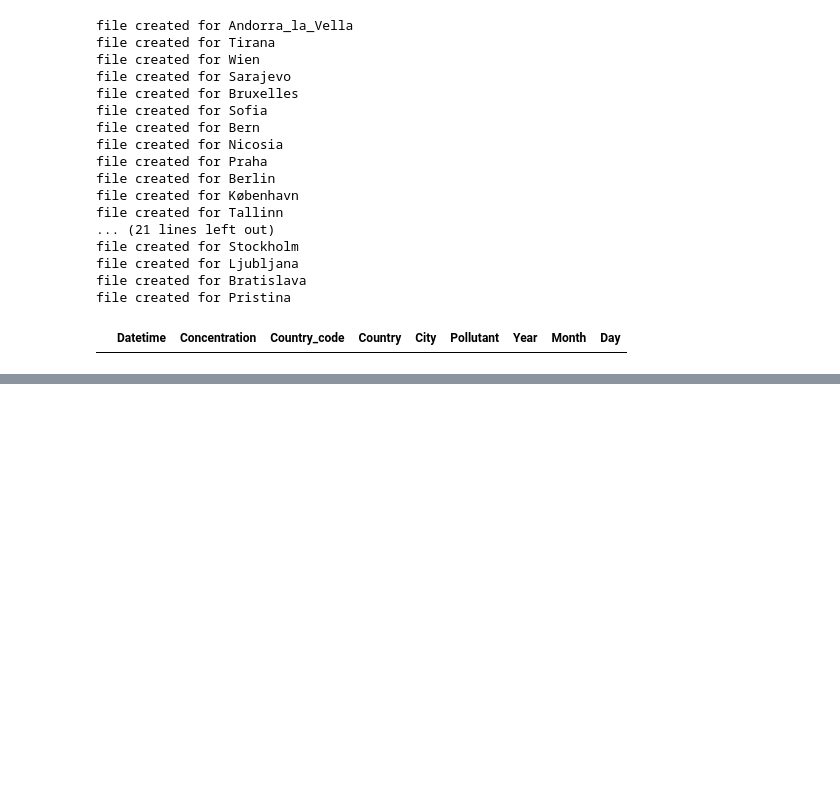
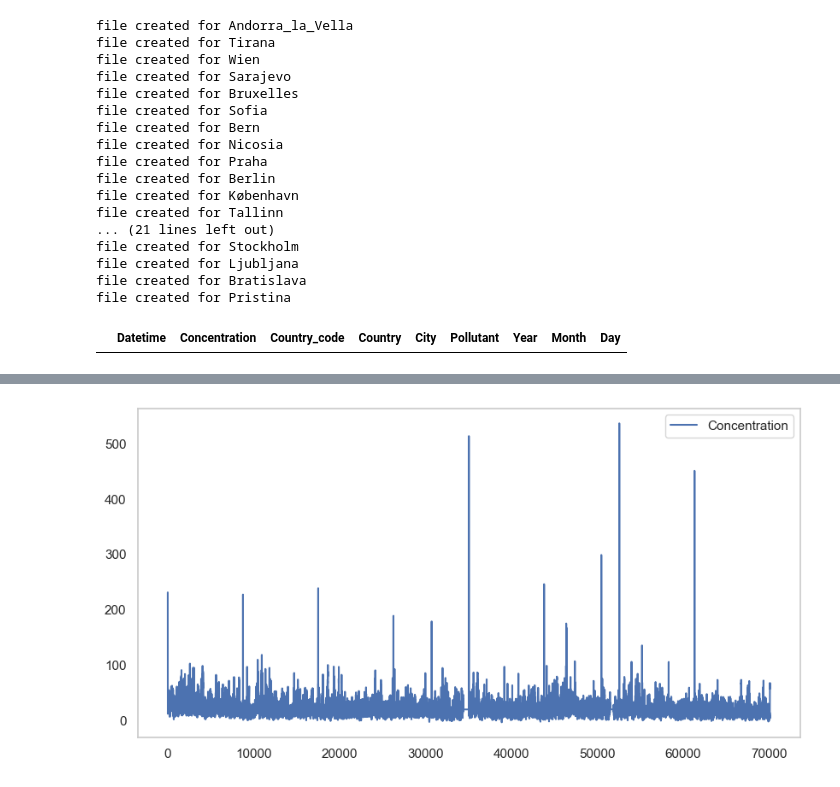
Before and after one commit to mplanasgit/Ironhack-Final-Project, a Jupyter notebook: src/EDA.ipynb, the cells around one changed output, grey strips where cells are left out. Saved outputs shown, nothing was run; the diff lists cells and outputs as text; code cells hidden in the pictures; blank space fills up the shorter version.

```diff
--- a/src/EDA.ipynb
+++ b/src/EDA.ipynb
@@ -932,0 +950,4 @@ albania_3[['Concentration']].plot();
+# %%
+anothertest = pd.read_csv('../data/EEA/All/Date_extracted/Amsterdam_pm10_extracted.csv')
+# %%
+anothertest.set_index('Datetime')
@@ -932,0 +969,4 @@ albania_3[['Concentration']].plot();
+# %%
+anothertest[['Concentration']].plot();
+# %% [output]
+[figure, added]
```
Also changed, not shown: parts of 39 cells of this notebook, 7 other files.
